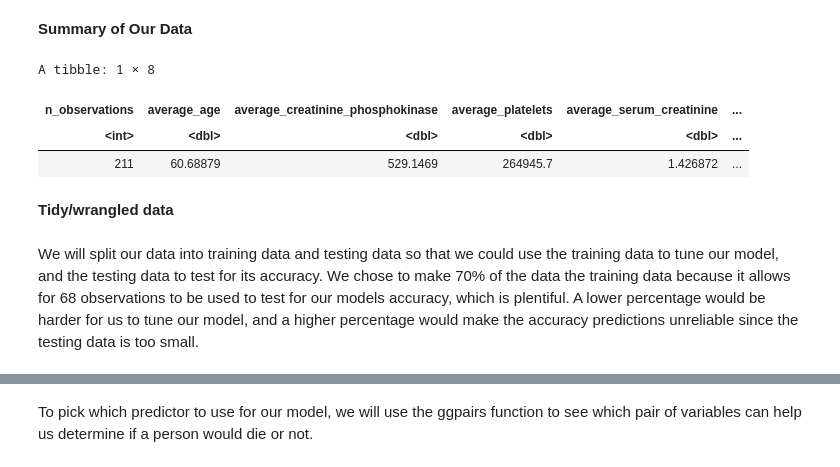
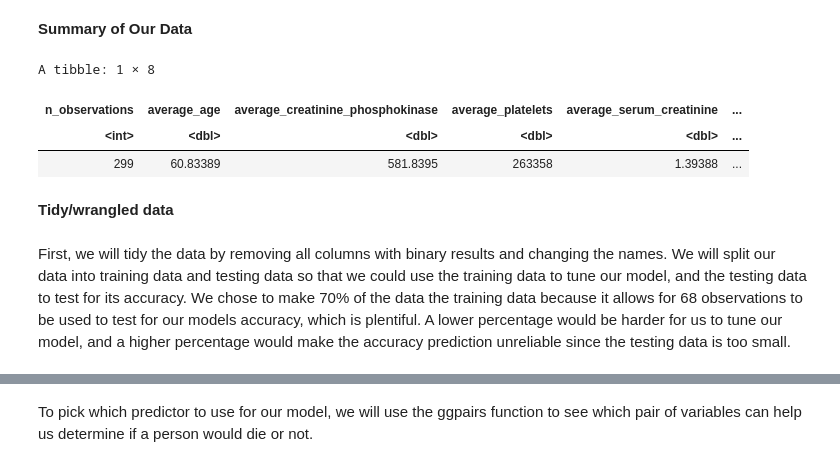
Before and after one commit to leoryry/NEW_DSCI_Project, a Jupyter notebook: Proposal.ipynb, the cells around one changed output, grey strips where cells are left out. Saved outputs shown, nothing was run; the diff lists cells and outputs as text; code cells hidden in the pictures.

```diff
--- a/Proposal.ipynb
+++ b/Proposal.ipynb
@@ -41,26 +41,26 @@ A tibble: 6 × 13
 # %% [markdown]
 **Summary of Our Data**
 # %%
-missing_data <- heart_failure %>%
+missing_data <- heart_failure_data %>%
         filter(is.na(age),is.na(creatinine_phosphokinase), is.na(platelets), is.na(serum_creatinine), is.na(serum_sodium),
                is.na(ejection_fraction)) %>%
         nrow()
-heart_failure_summary <- heart_failure %>%
-                      summarize(n_observations = nrow(heart_failure),
+heart_failure_summary <- heart_failure_data %>%
+                      summarize(n_observations = nrow(heart_failure_data),
                       average_age = mean(age, na.rm = TRUE),
                       average_creatinine_phosphokinase = mean(creatinine_phosphokinase, na.rm = TRUE),
                       average_platelets = mean(platelets, na.rm = TRUE),
                       average_serum_creatinine = mean(serum_creatinine, na.rm=TRUE),
                       average_serum_sodium = mean(serum_sodium, na.rm=TRUE),
                       average_ejection_fraction = mean(ejection_fraction, na.rm=TRUE),
                       missing_data_rows = missing_data)
 heart_failure_summary
 # %% [output]
 A tibble: 1 × 8
 | n_observations | average_age | average_creatinine_phosphokinase | average_platelets | average_serum_creatinine | ... |
 | <int> | <dbl> | <dbl> | <dbl> | <dbl> | ... |
-| 211 | 60.68879 | 529.1469 | 264945.7 | 1.426872 | ... |
+| 299 | 60.83389 | 581.8395 | 263358 | 1.39388 | ... |
 # %% [markdown]
 **Tidy/wrangled data**
 # %% [markdown]
-We will split our data into training data and testing data so that we could use the training data to tune our model, and the testing data to test for its accuracy. We chose to make 70% of the data the training data because it allows for 68 observations to be used to test for our models accuracy, which is plentiful. A lower percentage would be harder for us to tune our model, and a higher percentage would make the accuracy predictions unreliable since the testing data is too small.
+First, we will tidy the data by removing all columns with binary results and changing the names. We will split our data into training data and testing data so that we could use the training data to tune our model, and the testing data to test for its accuracy. We chose to make 70% of the data the training data because it allows for 68 observations to be used to test for our models accuracy, which is plentiful. A lower percentage would be harder for us to tune our model, and a higher percentage would make the accuracy prediction unreliable since the testing data is too small.
```
Also changed, not shown: parts of 13 cells of this notebook.
